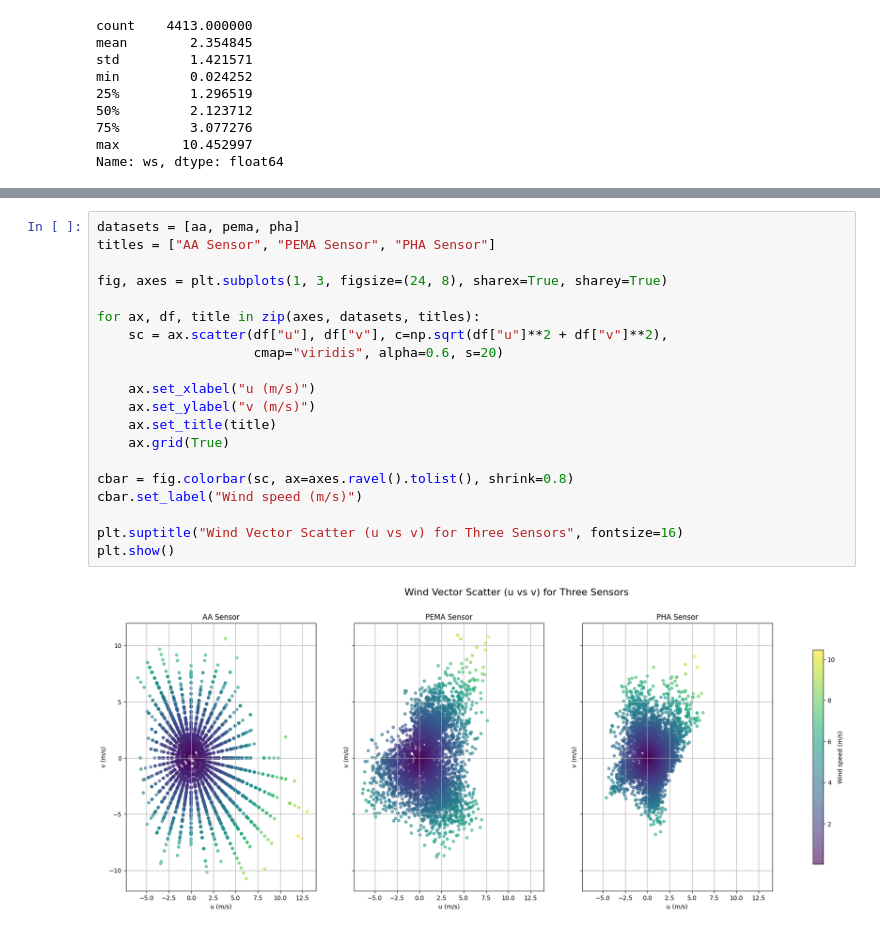
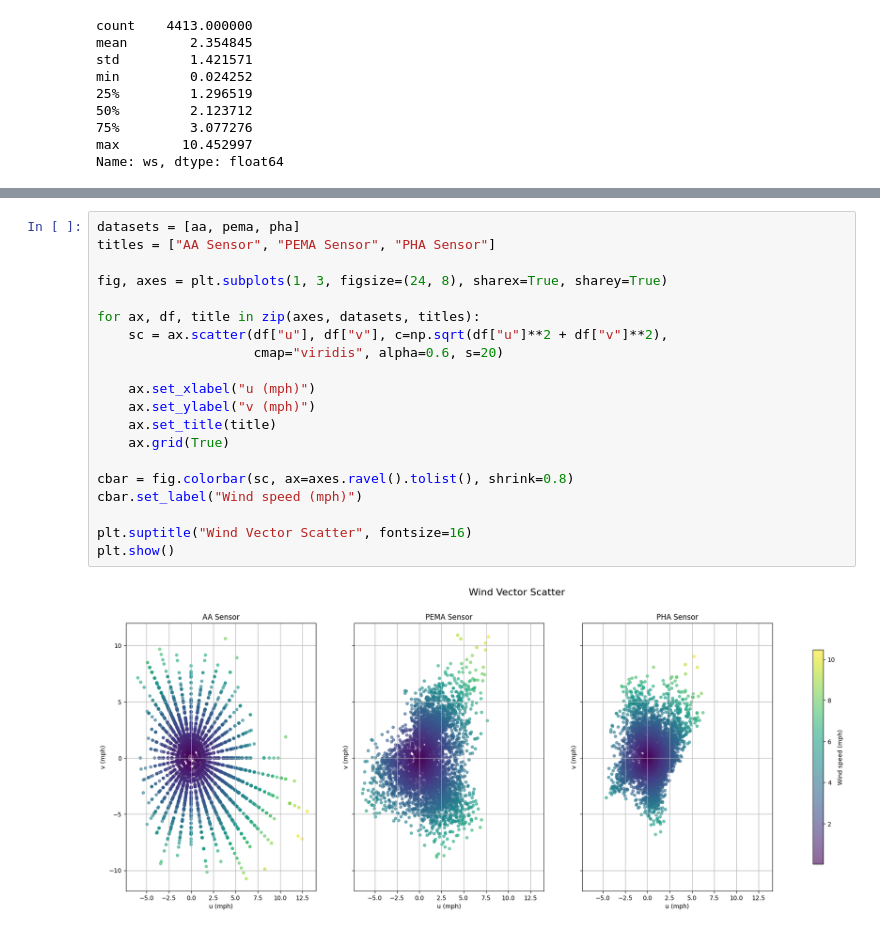
Before and after one commit to jacklardner/wind-analysis, a Jupyter notebook: main_analysis.ipynb, the cells around one changed output, grey strips where cells are left out. Drawn from its saved outputs; the diff is of its cells as text.

```diff
--- a/main_analysis.ipynb
+++ b/main_analysis.ipynb
@@ -171,22 +170,22 @@ plt.show()
 # %%
 datasets = [aa, pema, pha]
 titles = ["AA Sensor", "PEMA Sensor", "PHA Sensor"]
 
 fig, axes = plt.subplots(1, 3, figsize=(24, 8), sharex=True, sharey=True)
 
 for ax, df, title in zip(axes, datasets, titles):
     sc = ax.scatter(df["u"], df["v"], c=np.sqrt(df["u"]**2 + df["v"]**2),
                     cmap="viridis", alpha=0.6, s=20)
 
-    ax.set_xlabel("u (m/s)")
-    ax.set_ylabel("v (m/s)")
+    ax.set_xlabel("u (mph)")
+    ax.set_ylabel("v (mph)")
     ax.set_title(title)
     ax.grid(True)
 
 cbar = fig.colorbar(sc, ax=axes.ravel().tolist(), shrink=0.8)
-cbar.set_label("Wind speed (m/s)")
+cbar.set_label("Wind speed (mph)")
 
-plt.suptitle("Wind Vector Scatter (u vs v) for Three Sensors", fontsize=16)
+plt.suptitle("Wind Vector Scatter", fontsize=16)
 plt.show()
 # %% [output]
-[figure, old version]
+[figure, new version]
```
Also changed, not shown: parts of 1 cell of this notebook.
